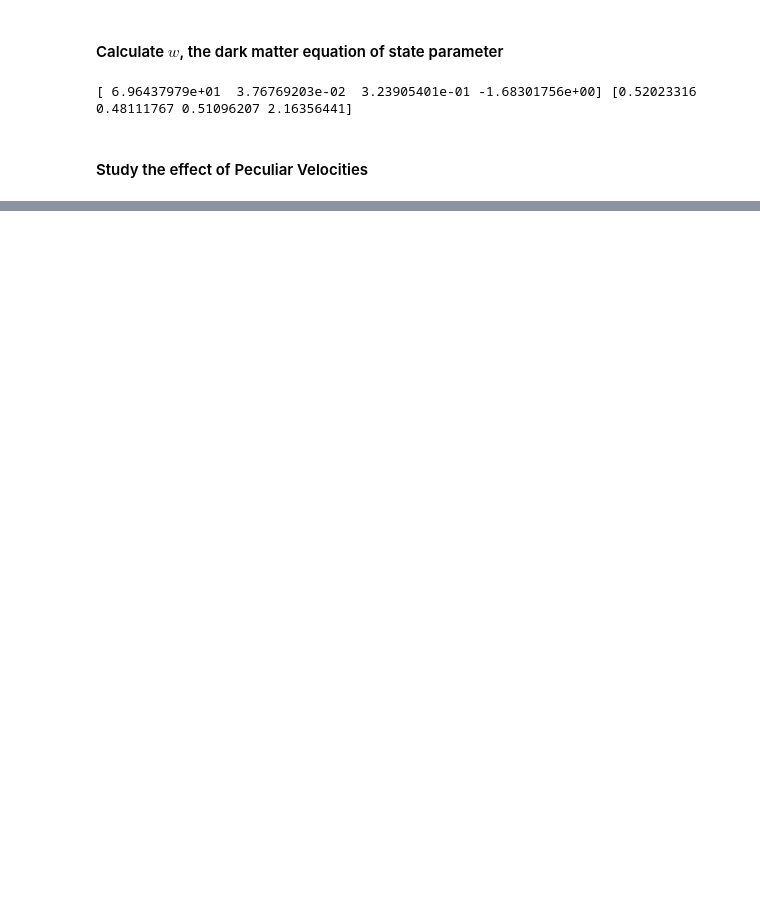
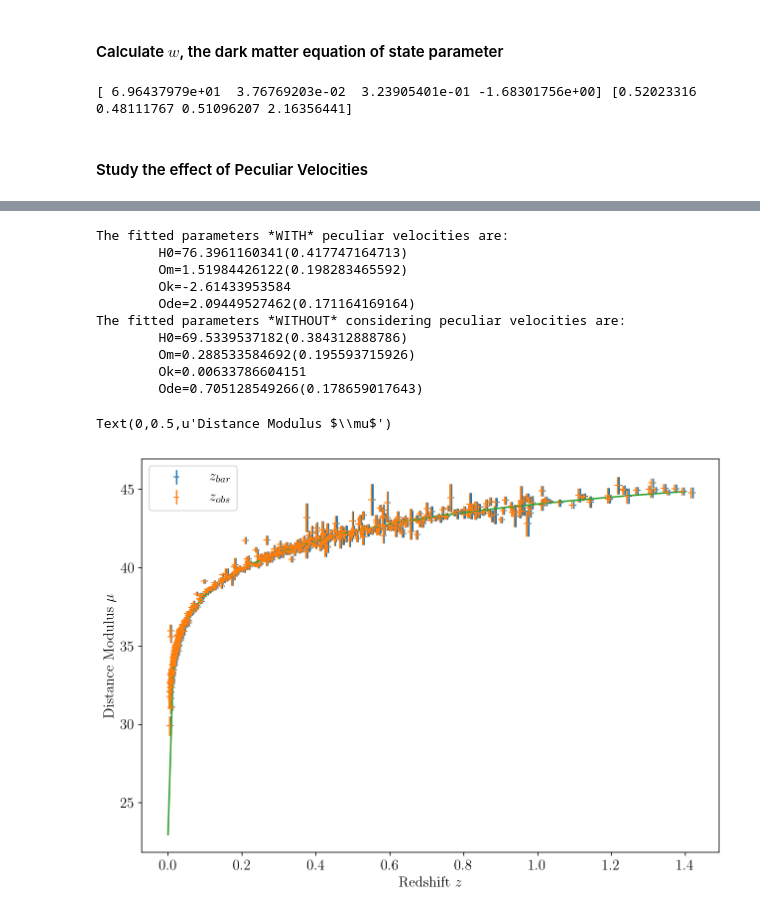
Before and after one commit to OriolAbril/cosmology, a Jupyter notebook: project.ipynb, the cells around one changed output, grey strips where cells are left out. Drawn from its saved outputs; the diff is of its cells as text; code cells hidden in the pictures; blank space fills up the shorter version.

Commit message:
Working on Peculiar velocities

```diff
--- a/project.ipynb
+++ b/project.ipynb
@@ -183,0 +203,47 @@ print res[0],np.sqrt(np.diag(res[1]))
+# %%
+vsun = 371.
+vsn = 300.
+
+mask = np.isfinite(SNe_df['z']) & np.isfinite(SNe_df['d_mod'])
+z_obs = SNe_df[mask]['z']
+N = len(z_obs)
+v_SN = np.random.normal(loc=0,scale=300,size=N)
+z_bar = (1+z_obs)/(1-(vsun+vsn)*1000/const.c)-1
+
+d_mod = SNe_df[mask]['d_mod']
+d_mod_err = SNe_df[mask]['err_d_mod']
+
+cosmo_params = [73.8,.3,0.7]
+res_pec = opt.curve_fit(lambda z,*p: dist_mod(z,Hz_flatLCDM,p),
+                    xdata=z_bar,
+                    ydata=d_mod,
+                    sigma = d_mod_err, absolute_sigma=True,
+                    p0=cosmo_params)
+
+res_err_pec = np.sqrt(np.diag(res_pec[1]))
+H0,Om,Ode = res_pec[0]
+
+print 'The fitted parameters *WITH* peculiar velocities are:\n\tH0={1}({4})\n\tOm={2}({5})\
+\n\tOk={0}\n\tOde={3}({6})'.format(1-sum(res_pec[0][1:]),*np.append(res_pec[0],res_err_pec))
+
+print 'The fitted parameters *WITHOUT* considering peculiar velocities are:\n\tH0={1}({4})\n\tOm={2}({5})\
+\n\tOk={0}\n\tOde={3}({6})'.format(1-sum(res[0][1:]),*np.append(res[0],res_err))
+
+
+plt.errorbar(z_bar,d_mod,yerr=d_mod_err,fmt='_', label = r'$z_{bar}$')
+plt.errorbar(z_obs,d_mod,yerr=d_mod_err,fmt='_', label = r'$z_{obs}$')
+plt.plot(z_grid,dist_mod(z_grid,Hz_flatLCDM,res_pec[0]))
+plt.legend(); plt.xlabel('Redshift $z$'); plt.ylabel(r'Distance Modulus $\mu$')
+# %% [output]
+The fitted parameters *WITH* peculiar velocities are:
+        H0=76.3961160341(0.417747164713)
+        Om=1.51984426122(0.198283465592)
+        Ok=-2.61433953584
+        Ode=2.09449527462(0.171164169164)
+The fitted parameters *WITHOUT* considering peculiar velocities are:
+        H0=69.5339537182(0.384312888786)
+        Om=0.288533584692(0.195593715926)
+        Ok=0.00633786604151
+        Ode=0.705128549266(0.178659017643)
+Text(0,0.5,u'Distance Modulus $\\mu$')
+[figure, added]
```
Also changed, not shown: parts of 6 cells of this notebook.
